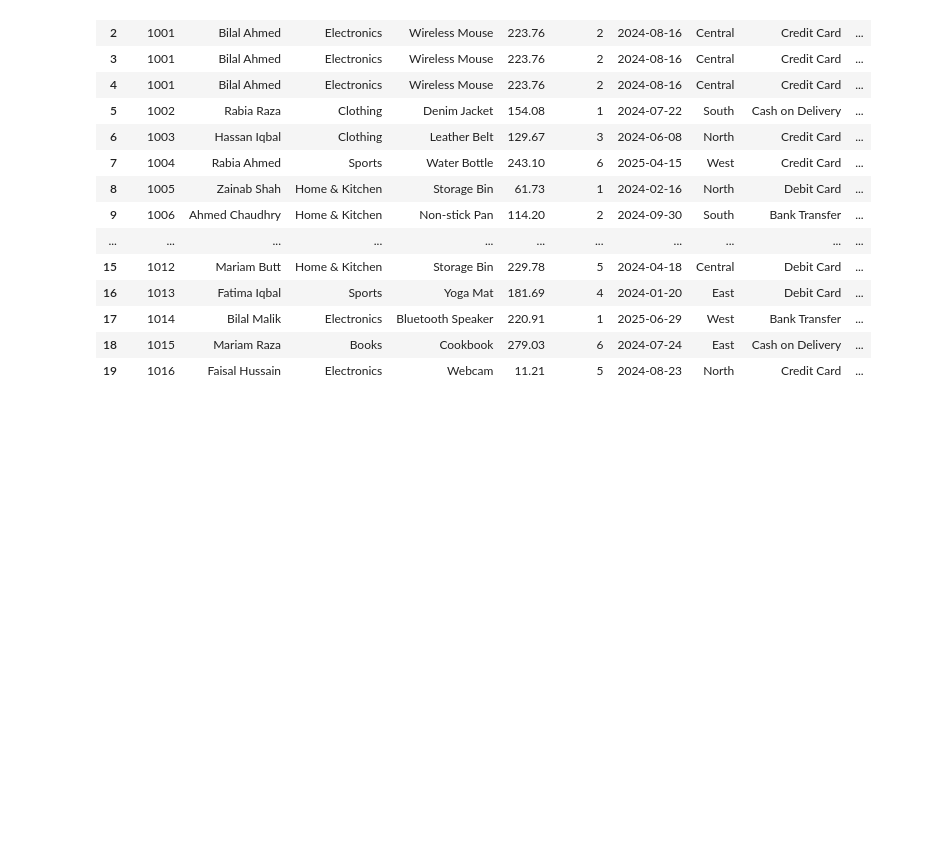
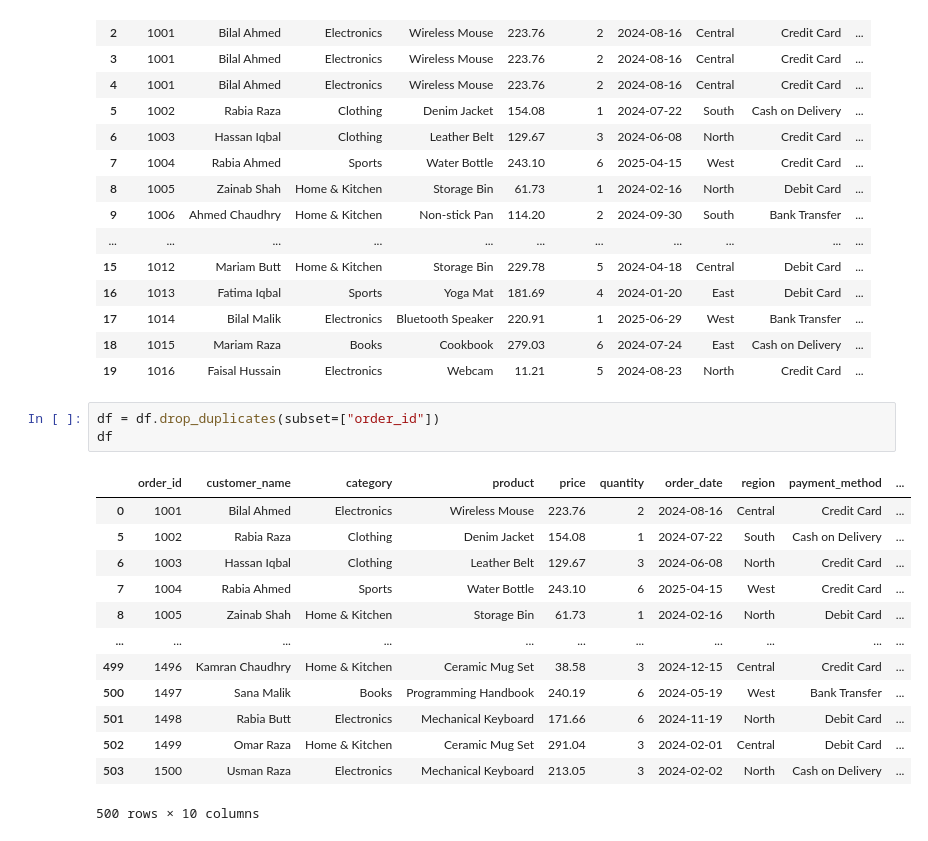
Before and after one commit to khushnood-ali-khan/Python-Matplotlib, a Jupyter notebook: Practice/Practice.ipynb, the cells around one changed output. Drawn from its saved outputs; the diff is of its cells as text; blank space fills up the shorter version.

```diff
--- a/Practice/Practice.ipynb
+++ b/Practice/Practice.ipynb
@@ -24,6 +24,23 @@ df.head(20)
 | 17 | 1014 | Bilal Malik | Electronics | Bluetooth Speaker | 220.91 | 1 | 2025-06-29 | West | Bank Transfer | ... |
 | 18 | 1015 | Mariam Raza | Books | Cookbook | 279.03 | 6 | 2024-07-24 | East | Cash on Delivery | ... |
 | 19 | 1016 | Faisal Hussain | Electronics | Webcam | 11.21 | 5 | 2024-08-23 | North | Credit Card | ... |
+# %%
+df = df.drop_duplicates(subset=["order_id"])
+df
+# %% [output]
+|  | order_id | customer_name | category | product | price | quantity | order_date | region | payment_method | ... |
+| 0 | 1001 | Bilal Ahmed | Electronics | Wireless Mouse | 223.76 | 2 | 2024-08-16 | Central | Credit Card | ... |
+| 5 | 1002 | Rabia Raza | Clothing | Denim Jacket | 154.08 | 1 | 2024-07-22 | South | Cash on Delivery | ... |
+| 6 | 1003 | Hassan Iqbal | Clothing | Leather Belt | 129.67 | 3 | 2024-06-08 | North | Credit Card | ... |
+| 7 | 1004 | Rabia Ahmed | Sports | Water Bottle | 243.10 | 6 | 2025-04-15 | West | Credit Card | ... |
+| 8 | 1005 | Zainab Shah | Home & Kitchen | Storage Bin | 61.73 | 1 | 2024-02-16 | North | Debit Card | ... |
+| ... | ... | ... | ... | ... | ... | ... | ... | ... | ... | ... |
+| 499 | 1496 | Kamran Chaudhry | Home & Kitchen | Ceramic Mug Set | 38.58 | 3 | 2024-12-15 | Central | Credit Card | ... |
+| 500 | 1497 | Sana Malik | Books | Programming Handbook | 240.19 | 6 | 2024-05-19 | West | Bank Transfer | ... |
+| 501 | 1498 | Rabia Butt | Electronics | Mechanical Keyboard | 171.66 | 6 | 2024-11-19 | North | Debit Card | ... |
+| 502 | 1499 | Omar Raza | Home & Kitchen | Ceramic Mug Set | 291.04 | 3 | 2024-02-01 | Central | Debit Card | ... |
+| 503 | 1500 | Usman Raza | Electronics | Mechanical Keyboard | 213.05 | 3 | 2024-02-02 | North | Cash on Delivery | ... |
+500 rows × 10 columns
 # %%
 category_count = df["category"].value_counts()
 
```
Also changed, not shown: parts of 4 cells of this notebook.
